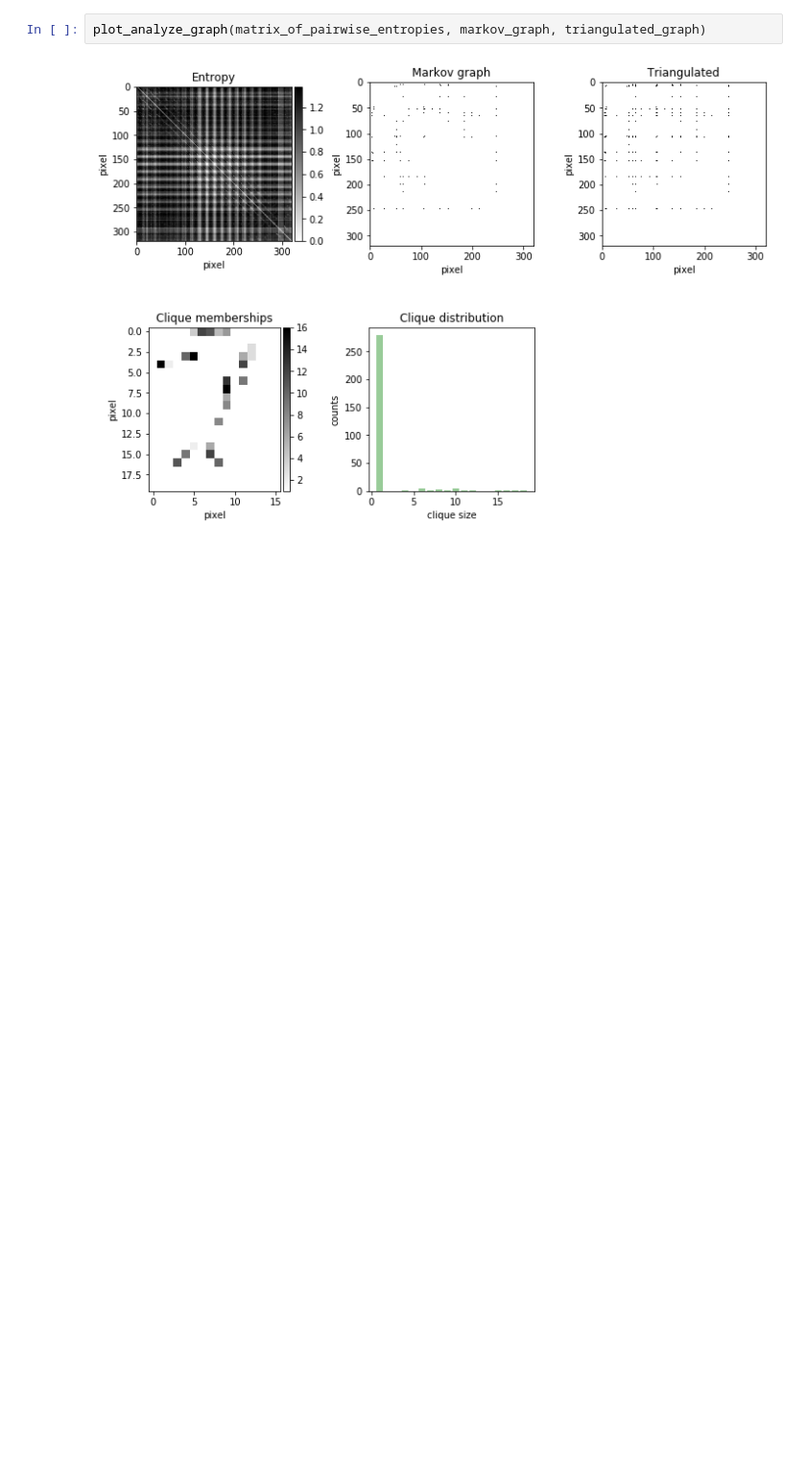
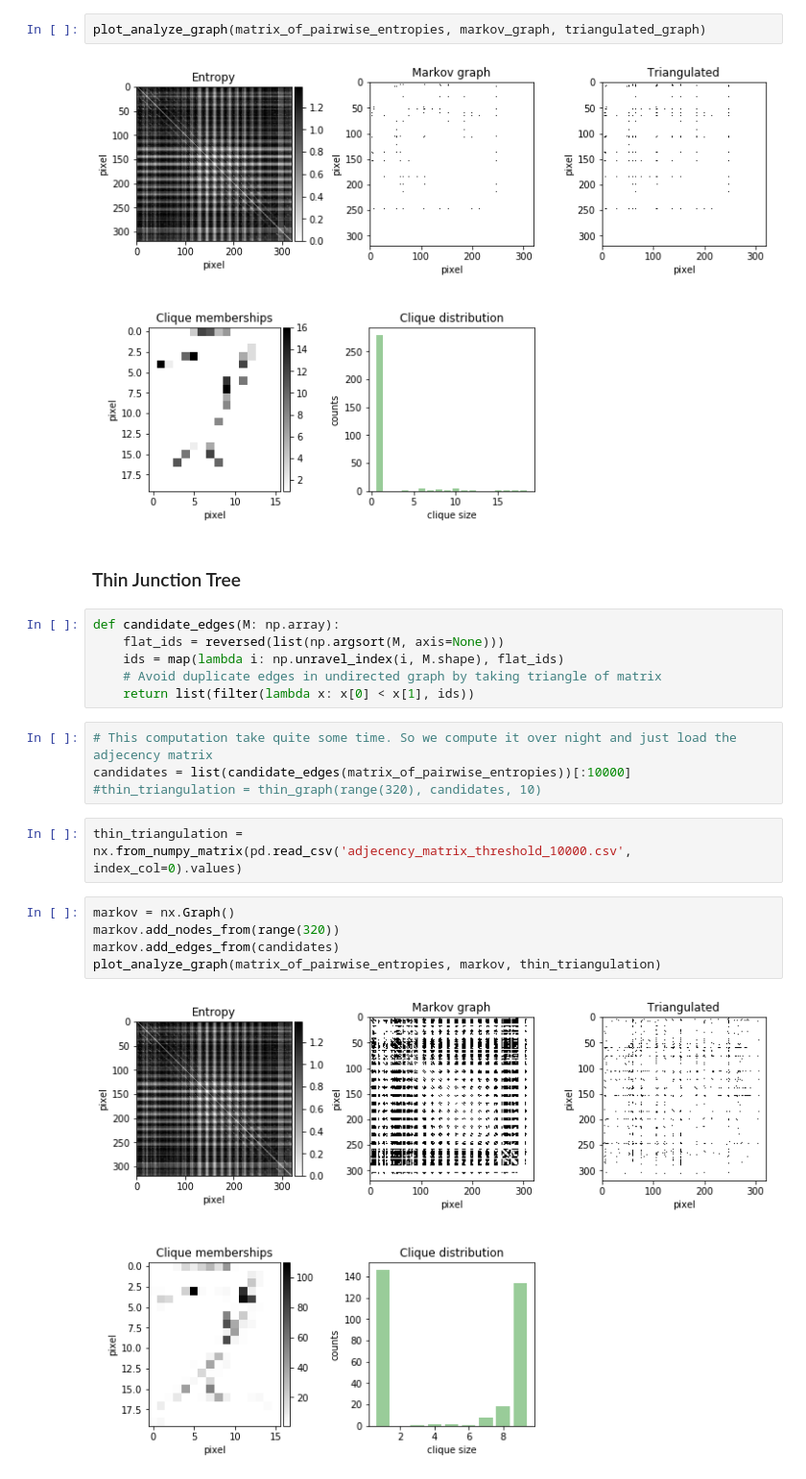
Before and after one commit to 8gradplus/probabilistic_graphical_models, a Jupyter notebook: examples/digit_reconstruction.ipynb, the cells around one changed output. Shown at 96% size. Drawn from its saved outputs; the diff is of its cells as text; blank space fills up the shorter version.

Commit message:
added thin triangulation and example for 10K edges

```diff
--- a/examples/digit_reconstruction.ipynb
+++ b/examples/digit_reconstruction.ipynb
@@ -350,3 +351,24 @@ def plot_analyze_graph(entropies:np.array, markov_graph: nx.Graph, triangulated:
 plot_analyze_graph(matrix_of_pairwise_entropies, markov_graph, triangulated_graph)
 # %% [output]
 [figure]
+# %% [markdown]
+### Thin Junction Tree
+# %%
+def candidate_edges(M: np.array):
+    flat_ids = reversed(list(np.argsort(M, axis=None)))
+    ids = map(lambda i: np.unravel_index(i, M.shape), flat_ids)
+    # Avoid duplicate edges in undirected graph by taking triangle of matrix
+    return list(filter(lambda x: x[0] < x[1], ids))
+# %%
+# This computation take quite some time. So we compute it over night and just load the adjecency matrix
+candidates = list(candidate_edges(matrix_of_pairwise_entropies))[:10000]
+#thin_triangulation = thin_graph(range(320), candidates, 10)
+# %%
+thin_triangulation = nx.from_numpy_matrix(pd.read_csv('adjecency_matrix_threshold_10000.csv', index_col=0).values)
+# %%
+markov = nx.Graph()
+markov.add_nodes_from(range(320))
+markov.add_edges_from(candidates)
+plot_analyze_graph(matrix_of_pairwise_entropies, markov, thin_triangulation)
+# %% [output]
+[figure, added]
```
Also changed, not shown: parts of 5 cells of this notebook, 5 other files.
